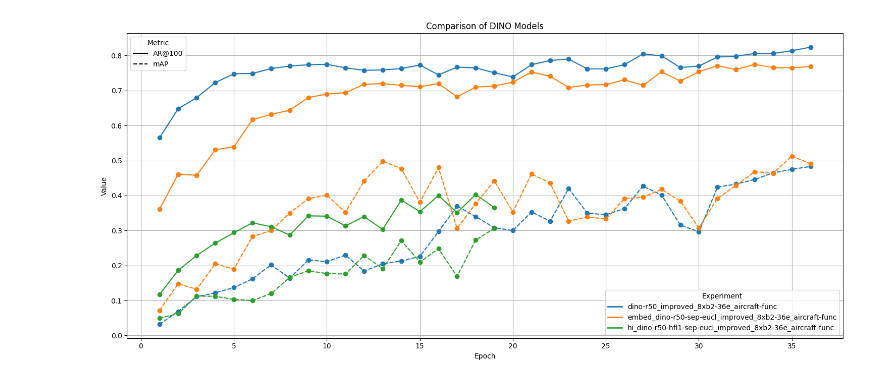
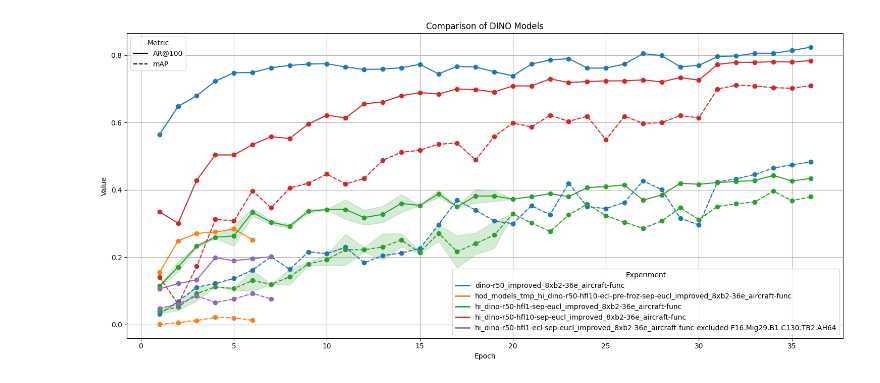
Before and after one commit to Gogonemnem/hierarchical-object-detection, a Jupyter notebook: notebooks/runs.ipynb, the cells around one changed output. Drawn from its saved outputs; the diff is of its cells as text; code cells hidden in the pictures.

```diff
--- a/notebooks/runs.ipynb
+++ b/notebooks/runs.ipynb
@@ -134,14 +0,0 @@ plot_metrics(log_files, metrics_to_track=["coco/bbox_mAP", "coco/bbox_mAP_50", "
-# %%
-# Embedding Full Class FocalLoss
-log_files = [
-    "../work_dirs/dino-4scale_r50_improved_8xb2_hier-aircraft/20250430_164413/vis_data/scalars.json"
-]
-plot_metrics(log_files, metrics_to_track=["coco/bbox_mAP", "coco/bbox_mAP_50", "coco/bbox_mF1", "coco/bbox_mF1_50"])
-plot_metrics(log_files, metrics_to_track=["coco/bbox_AR@100", "coco/bbox_AR@300"])
-
-# Embedding Sigmoid Single Label (Custom)
-log_files = [
-    "../work_dirs/dino-4scale_r50_improved_8xb2_hier-aircraft/20250430_220116/vis_data/scalars.json"
-]
-plot_metrics(log_files, metrics_to_track=["coco/bbox_mAP", "coco/bbox_mAP_50", "coco/bbox_mF1", "coco/bbox_mF1_50"])
-plot_metrics(log_files, metrics_to_track=["coco/bbox_AR@100", "coco/bbox_AR@300"])
@@ -454,12 +96,40 @@ def plot_metrics_v2(experiment_dirs, metrics_to_track={"coco/bbox_mAP", "coco/bb
 #     "../work_dirs/dino-r50-sep-eucl_improved_8xb2-36e_aircraft-func",
 # ]
 # plot_metrics_v2(experiment_dirs_to_plot, metrics_to_track={"coco/bbox_mAP", "coco/bbox_mAP_50"}, title="Comparison of DINO and Frozen DINO")
-# %%
-experiment_dirs_to_plot = [
-    "../work_dirs/dino-r50_improved_8xb2-36e_aircraft-func",
-    "../work_dirs/embed_dino-r50-sep-eucl_improved_8xb2-36e_aircraft-func",
-    "../work_dirs/hi_dino-r50-hfl1-sep-eucl_improved_8xb2-36e_aircraft-func",
-]
-plot_metrics_v2(experiment_dirs_to_plot, metrics_to_track={"coco/bbox_mAP", "coco/bbox_AR@100"}, title="Comparison of DINO Models")
-# %% [output]
-[figure, removed]
+# %%
+# experiment_dirs_to_plot = [
+#     # "../work_dirs/dino-r50_improved_8xb2-36e_aircraft-func",
+#     # "../work_dirs/dino-r50_improved_8xb2-36e_aircraft-func-excluded-F16.Mig29.B1.C130.TB2.AH64",
+#     "../work_dirs/embed_dino-r50-sep-eucl_improved_8xb2-36e_aircraft-func",
+#     # "../work_dirs/embed_dino-r50-sep-eucl_improved_8xb2-36e_aircraft-func-excluded-F16.Mig29.B1.C130.TB2.AH64",
+#     # "../work_dirs/hi_dino-r50-hfl1-sep-eucl_improved_8xb2-36e_aircraft-func",
+#     # "../work_dirs/hi_dino-r50-hfl2-sep-eucl_improved_8xb2-36e_aircraft-func",
+#     # "../work_dirs/hi_dino-r50-hfl3-ecl-sep-raw-eucl_improved_8xb2-36e_aircraft-func",
+#     # "../work_dirs/hi_dino-r50-hfl3-sep-eucl_improved_8xb2-36e_aircraft-func",
+#     # "../work_dirs/hi_dino-r50-hfl5-sep-eucl_improved_8xb2-36e_aircraft-func",
+#     "../work_dirs/hi_dino-r50-hfl10-sep-eucl_improved_8xb2-36e_aircraft-func",
+#     # "../work_dirs/hi_dino-r50-hfl10-ecl-sep-eucl_improved_8xb2-36e_aircraft-func-excluded-F16.Mig29.B1.C130.TB2.AH64",
+#     # "../work_dirs/hi_dino-r50-hfl20-sep-eucl_improved_8xb2-36e_aircraft-func",
+#     # "../work_dirs/hi_dino-r50-hfl30-sep-eucl_improved_8xb2-36e_aircraft-func",
+#     # "../work_dirs/hi_dino-r50-hfl50-sep-eucl_improved_8xb2-36e_aircraft-func",
+# ]
+experiment_dirs_to_plot = [
+    # "../work_dirs/dino-r50_improved_8xb2-36e_aircraft-func",
+    "../work_dirs/dino-r50_improved_8xb2-36e_aircraft-func-excluded-F16.Mig29.B1.C130.TB2.AH64",
+    # "../work_dirs/embed_dino-r50-sep-eucl_improved_8xb2-36e_aircraft-func-excluded-F16.Mig29.B1.C130.TB2.AH64",
+    "../work_dirs/hi_dino-r50-hfl1-ecl-sep-eucl_improved_8xb2-36e_aircraft-func-excluded-F16.Mig29.B1.C130.TB2.AH64",
+    # "../work_dirs/hi_dino-r50-hfl3-sep-eucl_improved_8xb2-36e_aircraft-func-excluded-F16.Mig29.B1.C130.TB2.AH64",
+    "../work_dirs/hi_dino-r50-hfl10-ecl-sep-eucl_improved_8xb2-36e_aircraft-func-excluded-F16.Mig29.B1.C130.TB2.AH64",
+]
+experiment_dirs_to_plot = [
+    # "../work_dirs/dino-r50_improved_8xb2-36e_aircraft-func",
+    "../work_dirs/dino-r50_improved_8xb2-36e_aircraft-func",
+    "../work_dirs/hod_models_tmp_hi_dino-r50-hfl10-ecl-pre-froz-sep-eucl_improved_8xb2-36e_aircraft-func",
+    "../work_dirs/hi_dino-r50-hfl1-sep-eucl_improved_8xb2-36e_aircraft-func",
+    "../work_dirs/hi_dino-r50-hfl10-sep-eucl_improved_8xb2-36e_aircraft-func",
+
+    "../work_dirs/hi_dino-r50-hfl1-ecl-sep-eucl_improved_8xb2-36e_aircraft-func-excluded-F16.Mig29.B1.C130.TB2.AH64",
+]
+plot_metrics_v2(experiment_dirs_to_plot, metrics_to_track={"coco/bbox_mAP", "coco/bbox_AR@100"}, title="Comparison of DINO Models")
+# %% [output]
+[figure, added]
```
Also changed, not shown: parts of 13 cells of this notebook.
